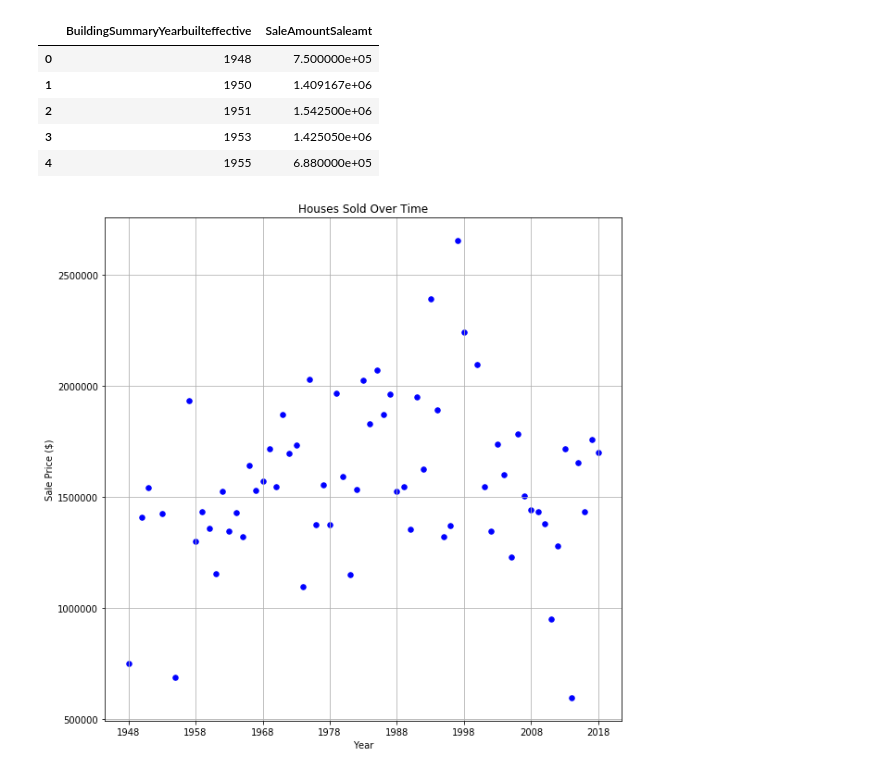
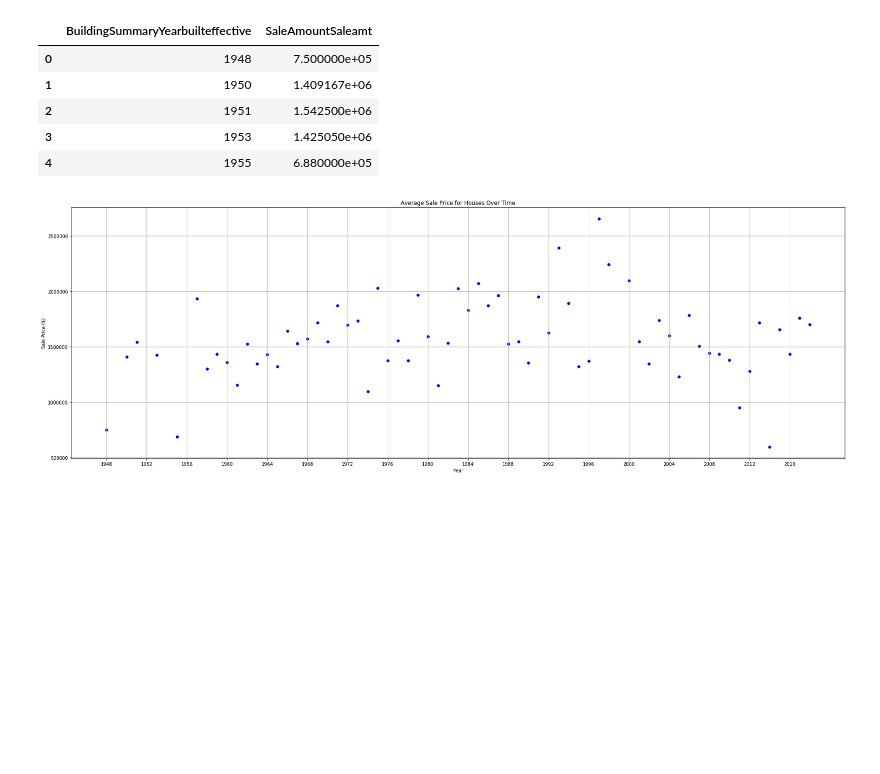
Before and after one commit to MelissaDjohan/Real-Estate-Data-Analysis, a Jupyter notebook: pyconstruction.ipynb, the cells around one changed output. Saved outputs shown, nothing was run; the diff lists cells and outputs as text; code cells hidden in the pictures; blank space fills up the shorter version.

Commit message:
sales count

```diff
--- a/pyconstruction.ipynb
+++ b/pyconstruction.ipynb
@@ -190,23 +190,23 @@ mean_cupertino_df.head()
 # %%
 data = mean_cupertino_df
 
+plt.figure(figsize=(30,10))
+plt.scatter(data['BuildingSummaryYearbuilteffective'], data['SaleAmountSaleamt'],marker="o",c="b", s = 30)
+# plt.errorbar(data['BuildingSummaryYearbuilteffective'], data['SaleAmountSaleamt'], color="b")
 
-plt.figure(figsize=(10,10))
-plt.scatter(data['BuildingSummaryYearbuilteffective'], data['SaleAmountSaleamt'],marker="o",c="b", s = 30)
-
-plt.xticks(np.arange(min(data['BuildingSummaryYearbuilteffective']),max(data['BuildingSummaryYearbuilteffective']) + 1, 10))
+plt.xticks(np.arange(min(data['BuildingSummaryYearbuilteffective']),max(data['BuildingSummaryYearbuilteffective']) + 1, 4))
 
 # Create a title, x label, and y label for our chart
-plt.title("Houses Sold Over Time")
+plt.title("Average Sale Price for Houses Over Time")
 plt.xlabel("Year")
 plt.ylabel("Sale Price ($)")
 
 # set grid lines
 plt.grid()
 
 # Save the Figure
 # plt.savefig("Images/TumorResponseToTreatment")
 
 plt.show()
 # %% [output]
-[figure, old version]
+[figure, new version]
```
Also changed, not shown: parts of 3 cells of this notebook.
